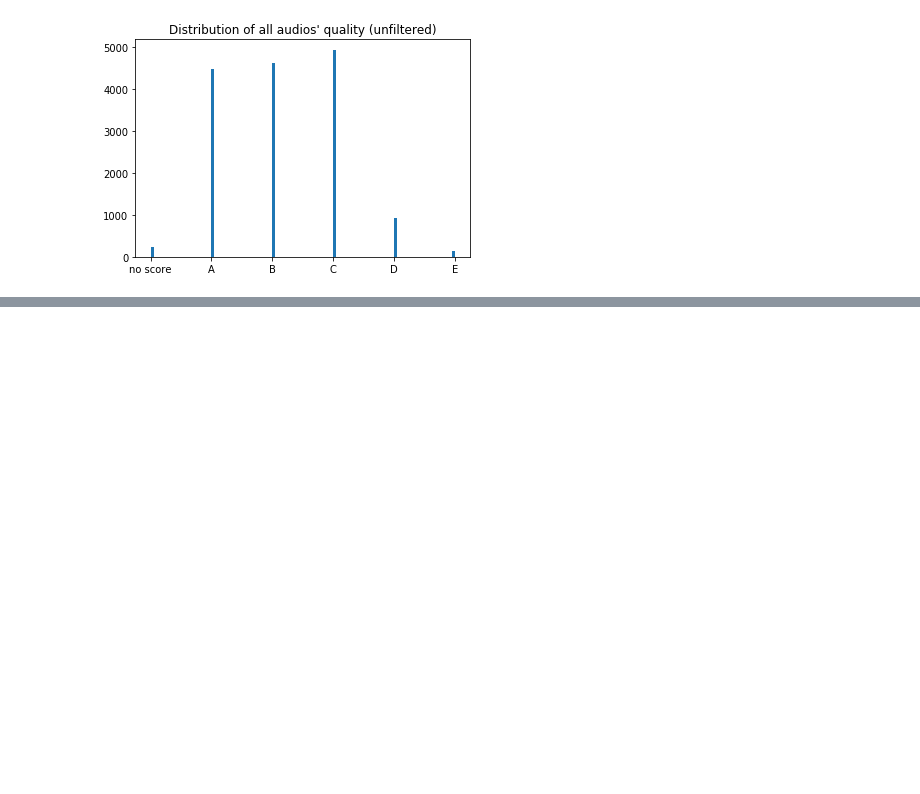
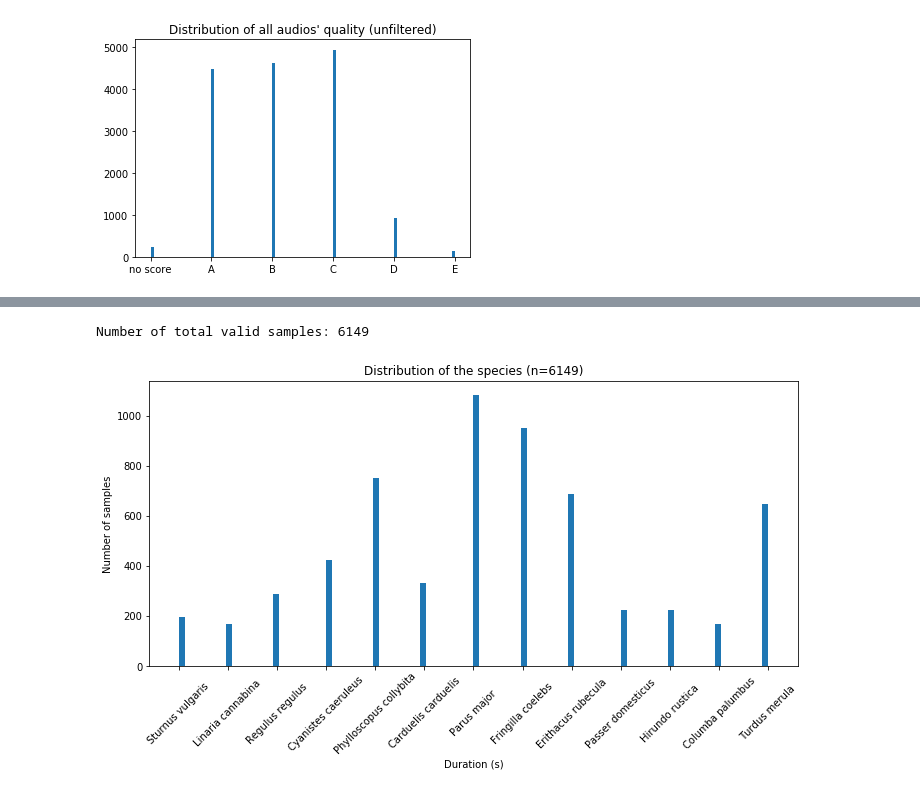
Before and after one commit to Richuo/Audio-Tagging-Silent-Cities, a Jupyter notebook: create_birds_dataset.ipynb, the cells around one changed output, grey strips where cells are left out. Saved outputs shown, nothing was run; the diff lists cells and outputs as text; code cells hidden in the pictures; blank space fills up the shorter version.

```diff
--- a/create_birds_dataset.ipynb
+++ b/create_birds_dataset.ipynb
@@ -154,6 +181,24 @@ def plot_distrib(df, birdlist):
     plt.show()
 
     print(f"Number of total valid samples:", total_valid_samples)
+# %%
+def plot_distrib_species(df, birdlist):
+    """
+    Plot the number of valid samples and the distribution of the species.
+    """
+
+    fig, axes = plt.subplots(1,1,figsize=(10,6))
+    total_valid_samples = len(filtered_df)
+    print(f"Number of total valid samples:", total_valid_samples)
+
+    axes.hist(filtered_df['birdName'], bins=100)
+    axes.set_title(f"Distribution of the species (n={total_valid_samples})")
+    axes.set_xlabel('Duration (s)')
+    axes.set_ylabel('Number of samples')
+
+    axes.set_xticklabels(birdlist, rotation = 45, va="center", position=(0,-0.14))
+    plt.tight_layout()
+    plt.show()
 # %%
 # Fetch the data from the internet
 #df = get_all_df(BirdsList)
@@ -195,0 +252,6 @@ Number of total valid samples: 9093
+# %%
+# Filtered plot of the species distribution
+plot_distrib_species(filtered_df, FinalList)
+# %% [output]
+Number of total valid samples: 6149
+[figure, added]
```
Also changed, not shown: parts of 11 cells of this notebook, 1 other file.
